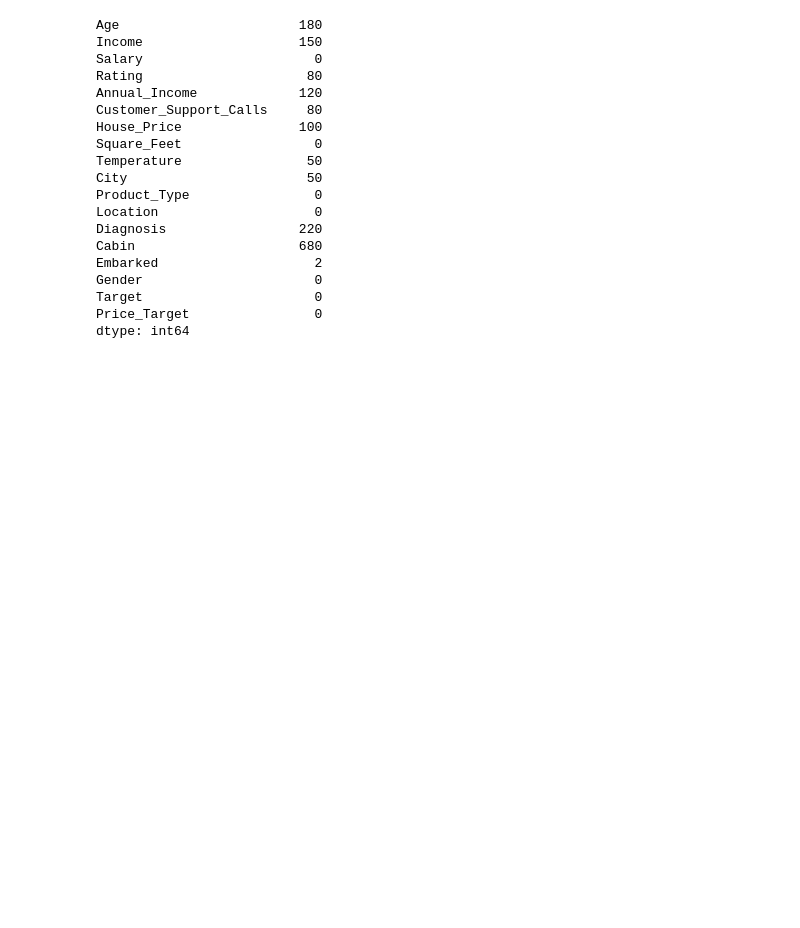
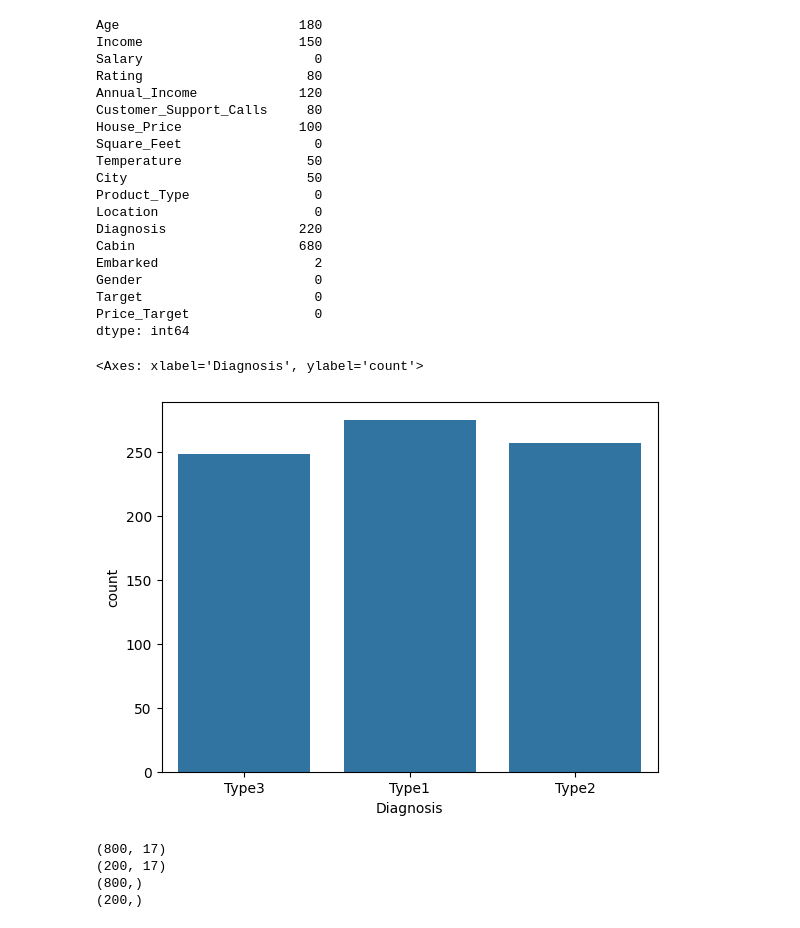
Before and after one commit to hamidulhoque11/Machine-Learning, a Jupyter notebook: ML Problem Solving/03_4(problem )Feature Eingineering.ipynb, the cells around one changed output. Cells and saved outputs as stored; diff of their text form; code cells hidden in the pictures; blank space fills up the shorter version.

```diff
--- a/ML Problem Solving/03_4(problem )Feature Eingineering.ipynb
+++ b/ML Problem Solving/03_4(problem )Feature Eingineering.ipynb
@@ -34,3 +45,8 @@ Gender                      0
 Target                      0
 Price_Target                0
 dtype: int64
+# %%
+sns.countplot(x=df['Diagnosis'])
+# %% [output]
+<Axes: xlabel='Diagnosis', ylabel='count'>
+[figure, added]
@@ -36,0 +56,11 @@ dtype: int64
+# %%
+X_train,X_test,y_train,y_test=train_test_split(X,y,test_size=0.2,random_state=42)
+print(X_train.shape)
+print(X_test.shape)
+print(y_train.shape)
+print(y_test.shape)
+# %% [output]
+(800, 17)
+(200, 17)
+(800,)
+(200,)
```
Also changed, not shown: parts of 7 cells of this notebook.
